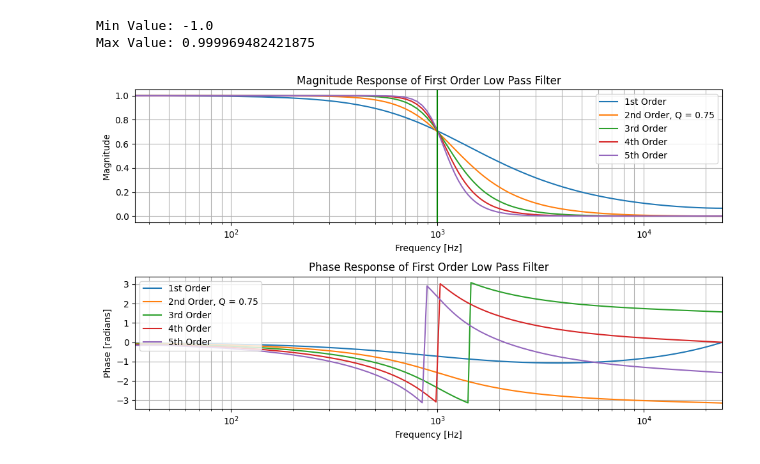
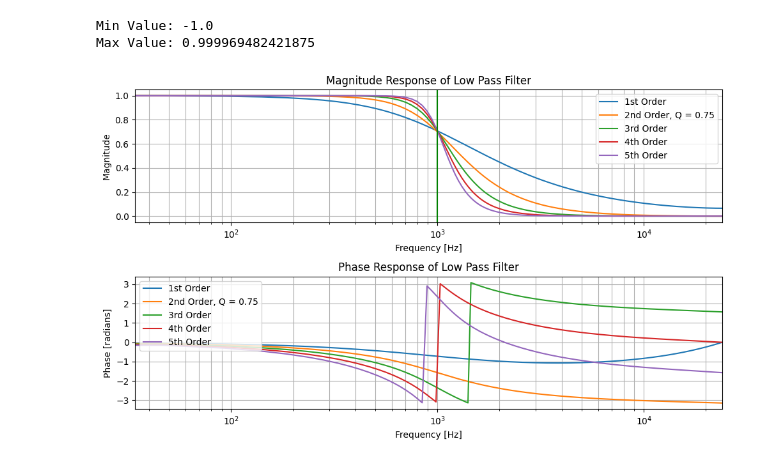
Before and after one commit to kevbrnen/Music-Technology-Final-Project, a Jupyter notebook: Protyping/Filters/LowPass.ipynb, the cells around one changed output. Saved outputs shown, nothing was run; the diff lists cells and outputs as text; code cells hidden in the pictures.

```diff
--- a/Protyping/Filters/LowPass.ipynb
+++ b/Protyping/Filters/LowPass.ipynb
@@ -42,10 +42,10 @@ b1 = np.sqrt(pow(gamma, 2) - 1) - gamma
 
 a0 = 1 + b1
 
-num = [a0]
-den = [1,b1]
+num_1 = [a0]
+den_1 = [1,b1]
 
-w1, H1 = signal.freqz(num, den)
+w1, H1 = signal.freqz(num_1, den_1)
 # %%
 # Second order filter from W3
 
@@ -75,10 +75,10 @@ a1_2 = -2 * cos_w0
 
 a2_2 = 1 - alpha
 
-num = [b0_2, b1_2, b2_2]
-den = [a0_2, a1_2, a2_2]
+num_2 = [b0_2, b1_2, b2_2]
+den_2 = [a0_2, a1_2, a2_2]
 
-w2, H2 = signal.freqz(num, den)
+w2, H2 = signal.freqz(num_2, den_2)
 # %%
 # Third order low pass using butterworth
 
@@ -116,33 +116,33 @@ plt.plot(freq_hz_1p, np.abs(H1), label='1st Order')
 plt.plot(freq_hz_2p, np.abs(H2), label='2nd Order, Q = 0.75')
 plt.plot(freq_hz_3p, np.abs(H3), label='3rd Order')
 plt.plot(freq_hz_4p, np.abs(H4), label='4th Order')
 plt.plot(freq_hz_5p, np.abs(H5), label='5th Order')
-plt.title('Magnitude Response of First Order Low Pass Filter')
+plt.title('Magnitude Response of Low Pass Filter')
 plt.xlabel('Frequency [Hz]')
 plt.ylabel('Magnitude')
 plt.grid(which='both')
 plt.xscale('log')  # Set x-axis to a logarithmic scale
 plt.xlim([0, fs/2])  # Set x-axis limits
 plt.axvline(corner_freq, color='green')
 plt.legend()
 
 
 plt.subplot(2, 1, 2)
 plt.plot(freq_hz_1p, np.angle(H1), label='1st Order')
 plt.plot(freq_hz_2p, np.angle(H2), label='2nd Order, Q = 0.75')
 plt.plot(freq_hz_3p, np.angle(H3), label='3rd Order')
 plt.plot(freq_hz_4p, np.angle(H4), label='4th Order')
 plt.plot(freq_hz_5p, np.angle(H5), label='5th Order')
-plt.title('Phase Response of First Order Low Pass Filter')
+plt.title('Phase Response of Low Pass Filter')
 plt.xlabel('Frequency [Hz]')
 plt.ylabel('Phase [radians]')
 plt.grid(which='both')
 plt.xscale('log')  # Set x-axis to a logarithmic scale
 plt.xlim([0, fs/2])  # Set x-axis limits
 plt.legend()
 
 
 plt.tight_layout()
 plt.show()
 # %% [output]
-[figure, old version]
+[figure, new version]
```
Also changed, not shown: parts of 3 cells of this notebook, 1 other file.
